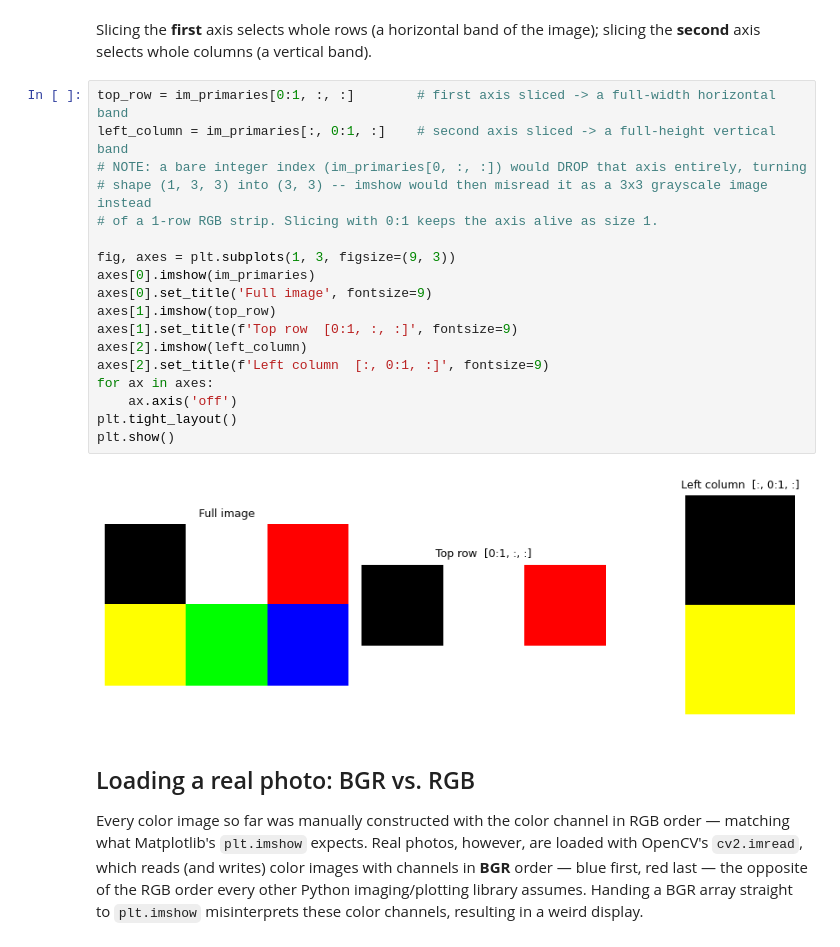
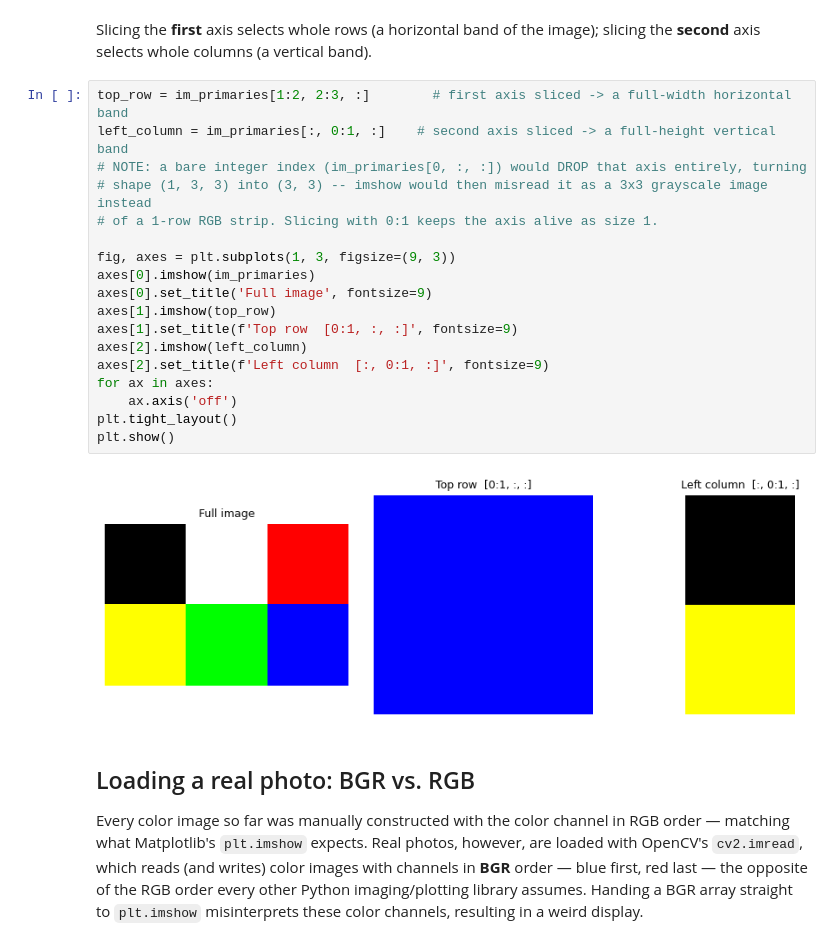
Before and after one commit to DTKien2005/sbirchfield.github.io, a Jupyter notebook: cvintro/notebooks/lesson01_images_as_arrays.ipynb, the cells around one changed output. Saved outputs shown, nothing was run; the diff lists cells and outputs as text.

```diff
--- a/cvintro/notebooks/lesson01_images_as_arrays.ipynb
+++ b/cvintro/notebooks/lesson01_images_as_arrays.ipynb
@@ -95,25 +95,25 @@ shape: (2, 3, 3)   (2 rows, 3 columns, 3 color channels)
 # %% [markdown]
 Slicing the **first** axis selects whole rows (a horizontal band of the image); slicing the **second** axis selects whole columns (a vertical band).
 # %%
-top_row = im_primaries[0:1, :, :]        # first axis sliced -> a full-width horizontal band
+top_row = im_primaries[1:2, 2:3, :]        # first axis sliced -> a full-width horizontal band
 left_column = im_primaries[:, 0:1, :]    # second axis sliced -> a full-height vertical band
 # NOTE: a bare integer index (im_primaries[0, :, :]) would DROP that axis entirely, turning
 # shape (1, 3, 3) into (3, 3) -- imshow would then misread it as a 3x3 grayscale image instead
 # of a 1-row RGB strip. Slicing with 0:1 keeps the axis alive as size 1.
 
 fig, axes = plt.subplots(1, 3, figsize=(9, 3))
 axes[0].imshow(im_primaries)
 axes[0].set_title('Full image', fontsize=9)
 axes[1].imshow(top_row)
 axes[1].set_title(f'Top row  [0:1, :, :]', fontsize=9)
 axes[2].imshow(left_column)
 axes[2].set_title(f'Left column  [:, 0:1, :]', fontsize=9)
 for ax in axes:
     ax.axis('off')
 plt.tight_layout()
 plt.show()
 # %% [output]
-[figure, old version]
+[figure, new version]
 # %% [markdown]
 ## Loading a real photo: BGR vs. RGB
 
```
Also changed, not shown: parts of 1 cell of this notebook.
